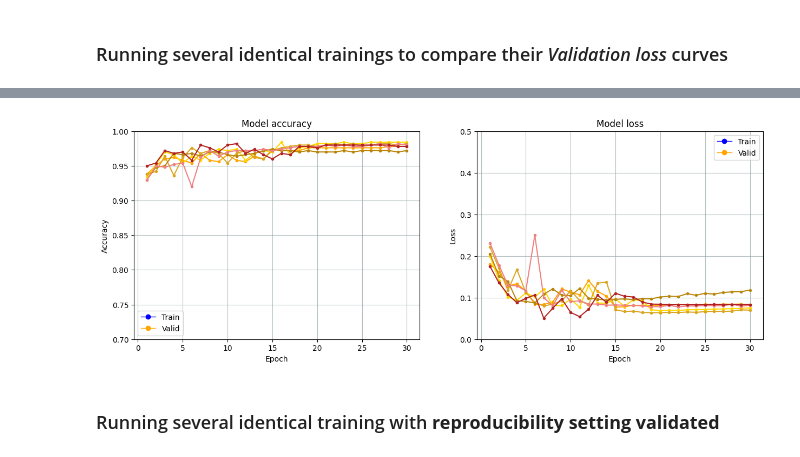
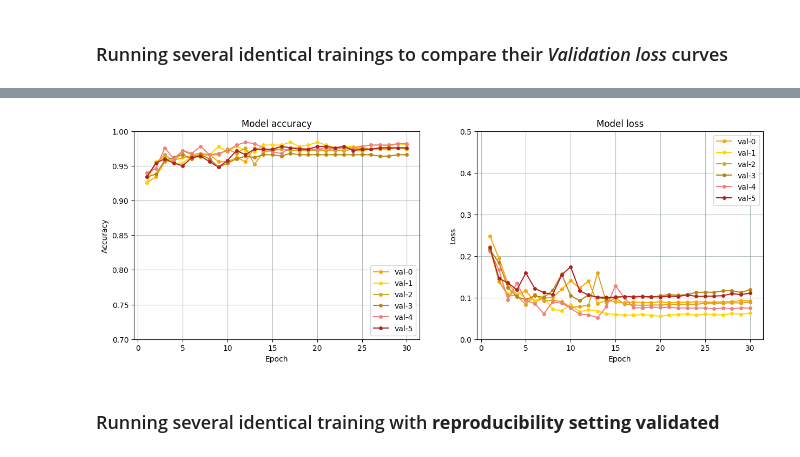
Before and after one commit to cjlux/Study-01, a Jupyter notebook: MNIST_CNN_tanh-CPU.ipynb, the cells around one changed output, grey strips where cells are left out. Drawn from its saved outputs; the diff is of its cells as text; code cells hidden in the pictures.

```diff
--- a/MNIST_CNN_tanh-CPU.ipynb
+++ b/MNIST_CNN_tanh-CPU.ipynb
@@ -332,23 +337,22 @@ plot_loss_accuracy(hist, min_acc=0., max_loss=1, single_color=False)
 # %% [markdown]
 ### Running several identical trainings to compare their _Validation loss_ curves
 # %%
-from time import time
+H, t0  = [], time()
+print('Trainning', end='')
 
-H = []
 for i in range(6):
-    print(f'#{i+1}', end='')
+    print(f' #{i+1}', end='')
 
     # Build a new model at each lopp lap, without setting the tf seed:
     model = build_CNN(x_train[0].shape, seed=None)
 
-    t0 = time()
     hist = model.fit(x_train, y_train, # images, labels
                      epochs=30,        # the total number of successive trainings
                      batch_size=16,    # fragmentation of the whole dada set in batches
                      validation_data=(x_valid, y_valid),
                      verbose=0)
-    print(f'\r#{i+1} {elapsed_time_since(t0)}')
     H.append(hist)
 
-plot_loss_accuracy(H, min_acc=0., max_acc=1, min_loss=0, max_loss=1, single_color=False)
+print(f' Total Train {elapsed_time_since(t0)}')
+plot_loss_accuracy(H)
 # %% [output]
@@ -362,7 +365,7 @@ plot_loss_accuracy(H, min_acc=0., max_acc=1, min_loss=0, max_loss=1, single_colo
 # %%
-plot_loss_accuracy(H, training=False, single_color=False, min_acc=0.7,max_acc=1, min_loss=0, max_loss=.5,  max_epoch=30)
+plot_loss_accuracy(H, training=False, single_legend=False, min_acc=0.7, max_acc=1, min_loss=0, max_loss=.5,  max_epoch=30)
 # %% [output]
-[figure, old version]
+[figure, new version]
 # %% [markdown]
 ### Running several identical training with __reproducibility setting validated__
 # %% [markdown]
```
Also changed, not shown: parts of 12 cells of this notebook, 4 other files.
